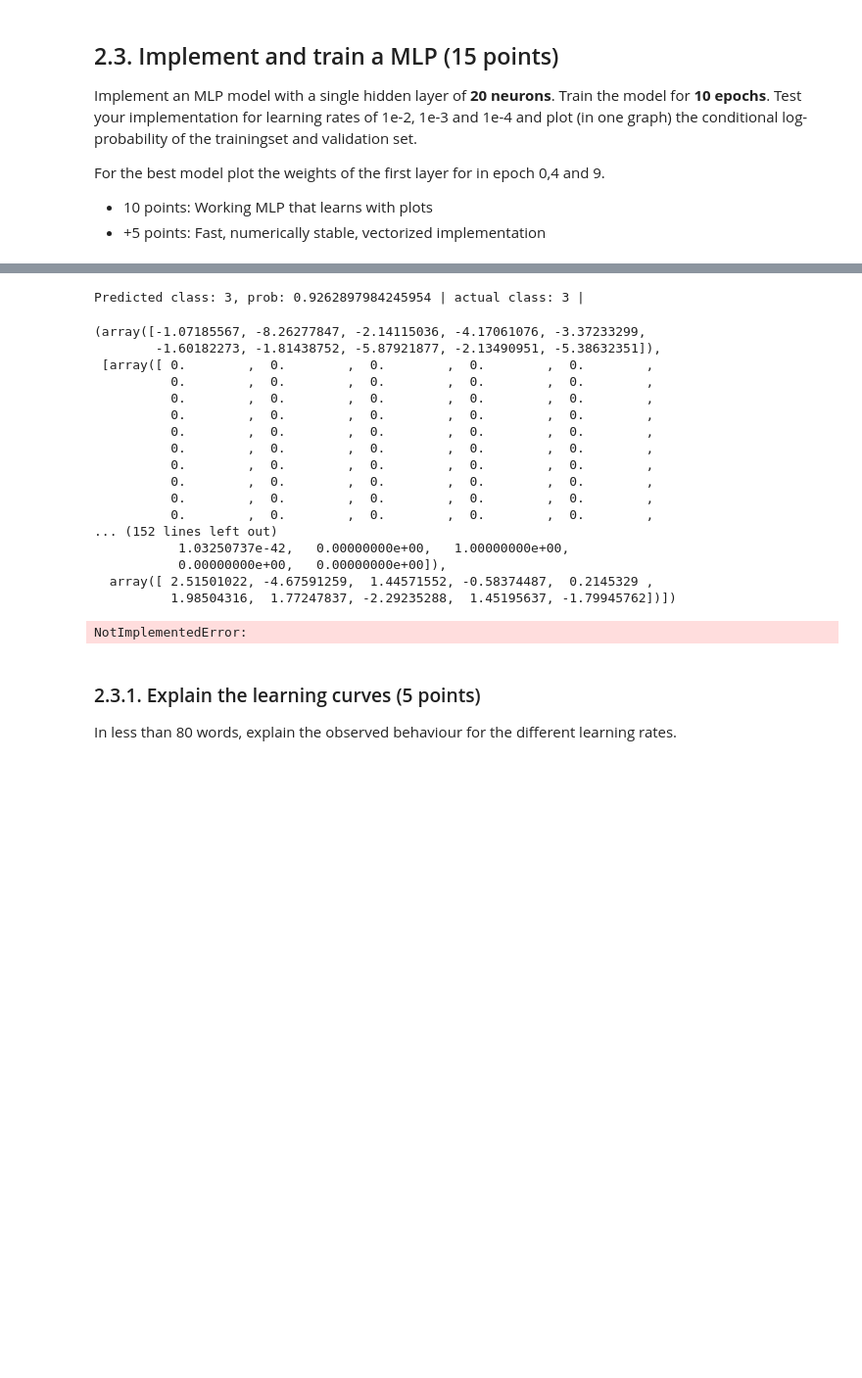
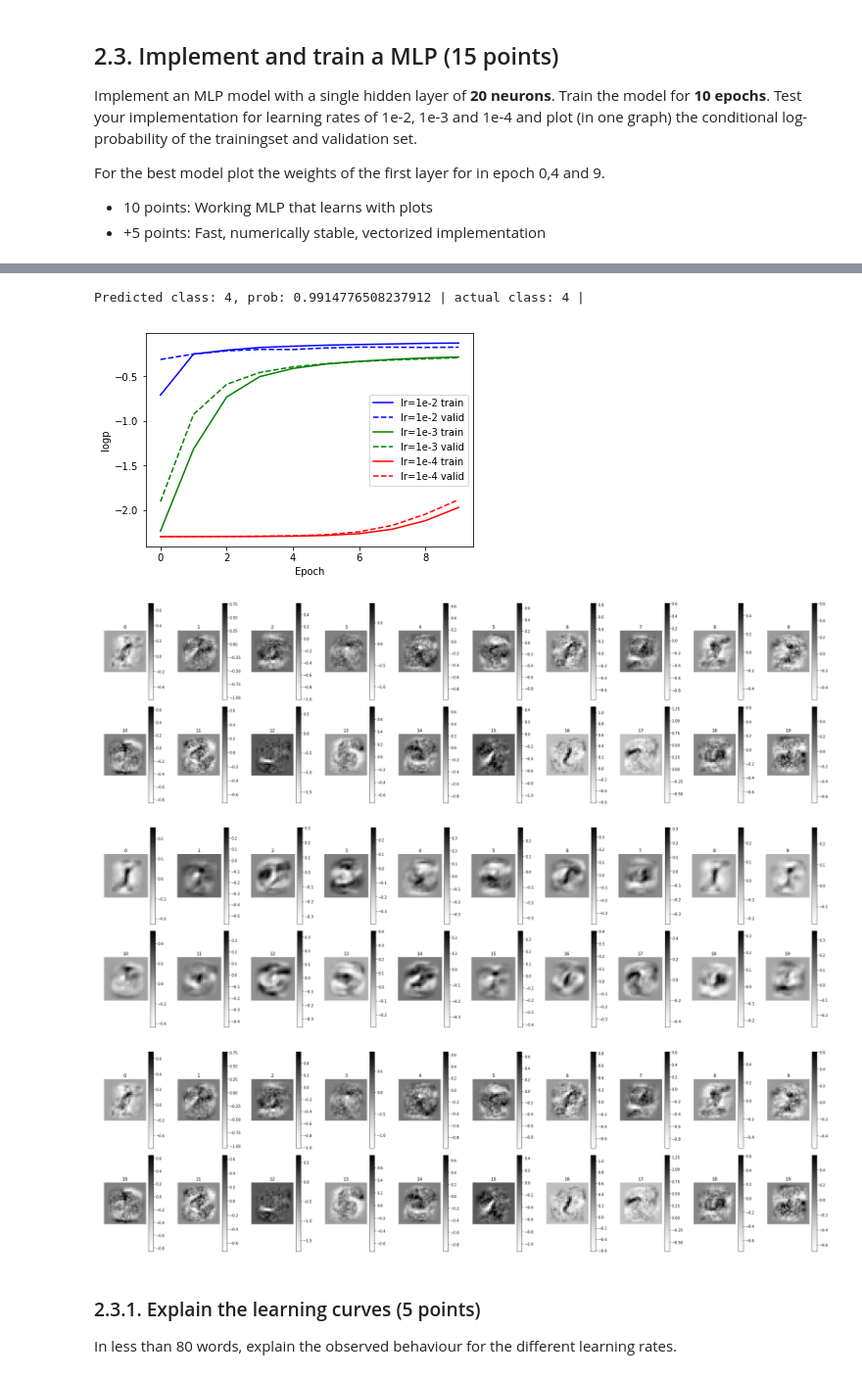
Before and after one commit to mcoenegracht/ml1-labs, a Jupyter notebook: lab2/lab2.ipynb, the cells around one changed output, grey strips where cells are left out. Shown at 98% size. Saved outputs shown, nothing was run; the diff lists cells and outputs as text; code cells hidden in the pictures; blank space fills up the shorter version.

```diff
--- a/lab2/lab2.ipynb
+++ b/lab2/lab2.ipynb
@@ -730,6 +729,0 @@ class MLP:
-# %%
-net = MLP(learning_rate=1e-2)
-net.add_layer(n_input=784, n_output=20, function='sigmoid')
-net.add_layer(n_input=20, n_output=10)
-logp, output = net.forward(x_train[10])
-net.backward(output, logp, t_train[10])
@@ -798,38 +815,39 @@ Validation accuracy: 0.7464
 # %%
-net.layers[0]['weights']
 n = np.random.randint(x_test.shape[0])
-pred_class, logprob = net.predict(x_test[n])
+pred_class, logprob = net1.predict(x_test[n])
 
-print(f'Predicted class: {pred_class}, prob: {np.exp(logprob)} | actual class: {t_test[n]} | ')
+print(f'Predicted class: {pred_class}, prob: {np.exp(logprob[pred_class])} | actual class: {t_test[n]} | ')
 # %% [output]
-Predicted class: 3, prob: 0.9262897984245954 | actual class: 3 |
+Predicted class: 4, prob: 0.9914776508237912 | actual class: 4 |
-# %%
-net.forward(x_valid[n])
-# %% [output]
-(array([-1.07185567, -8.26277847, -2.14115036, -4.17061076, -3.37233299,
-        -1.60182273, -1.81438752, -5.87921877, -2.13490951, -5.38632351]),
- [array([ 0.        ,  0.        ,  0.        ,  0.        ,  0.        ,
-          0.        ,  0.        ,  0.        ,  0.        ,  0.        ,
-          0.        ,  0.        ,  0.        ,  0.        ,  0.        ,
-          0.        ,  0.        ,  0.        ,  0.        ,  0.        ,
-          0.        ,  0.        ,  0.        ,  0.        ,  0.        ,
-          0.        ,  0.        ,  0.        ,  0.        ,  0.        ,
-          0.        ,  0.        ,  0.        ,  0.        ,  0.        ,
-          0.        ,  0.        ,  0.        ,  0.        ,  0.        ,
-          0.        ,  0.        ,  0.        ,  0.        ,  0.        ,
-          0.        ,  0.        ,  0.        ,  0.        ,  0.        ,
-... (152 lines left out)
-           1.03250737e-42,   0.00000000e+00,   1.00000000e+00,
-           0.00000000e+00,   0.00000000e+00]),
-  array([ 2.51501022, -4.67591259,  1.44571552, -0.58374487,  0.2145329 ,
-          1.98504316,  1.77247837, -2.29235288,  1.45195637, -1.79945762])])
-# %%
-# plot the train and validation logp for all three learning rates in one figure
-
-# YOUR CODE HERE
-raise NotImplementedError()
-# %% [output]
-NotImplementedError:
+# %%
+# plot the train and validation logp for all three learning rates in one figure
+
+# YOUR CODE HERE
+plt.figure()
+x_axis = np.arange(0, len(net1_logp_train))
+plt.plot(x_axis, net1_logp_train, 'b', label='lr=1e-2 train')
+plt.plot(x_axis, net1_logp_valid, 'b--', label='lr=1e-2 valid')
+plt.plot(x_axis, net2_logp_train, 'g', label='lr=1e-3 train')
+plt.plot(x_axis, net2_logp_valid, 'g--', label='lr=1e-3 valid')
+plt.plot(x_axis, net3_logp_train, 'r', label='lr=1e-4 train')
+plt.plot(x_axis, net3_logp_valid, 'r--', label='lr=1e-4 valid')
+plt.xlabel('Epoch')
+plt.ylabel('logp')
+plt.legend()
+
+plt.figure(figsize = (28,8))
+plot_digits(net1.layers[0]['weights'].T, 10, np.arange(20), shape = (28,28))
+
+plt.figure(figsize = (28,8))
+plot_digits(net2.layers[0]['weights'].T, 10, np.arange(20), shape = (28,28))
+
+plt.figure(figsize = (28,8))
+plot_digits(net1.layers[0]['weights'].T, 10, np.arange(20), shape = (28,28))
+# %% [output]
+[figure, added]
+[figure, added]
+[figure, added]
+[figure, added]
 # %% [markdown]
 ### 2.3.1. Explain the learning curves (5 points)
 In less than 80 words, explain the observed behaviour for the different learning rates.
```
Also changed, not shown: parts of 7 cells of this notebook.
